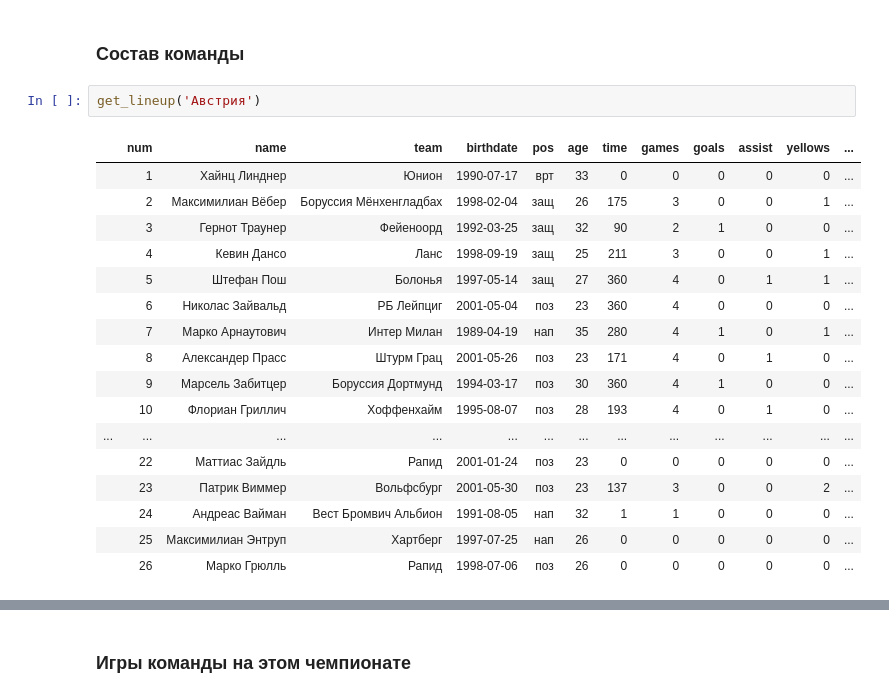
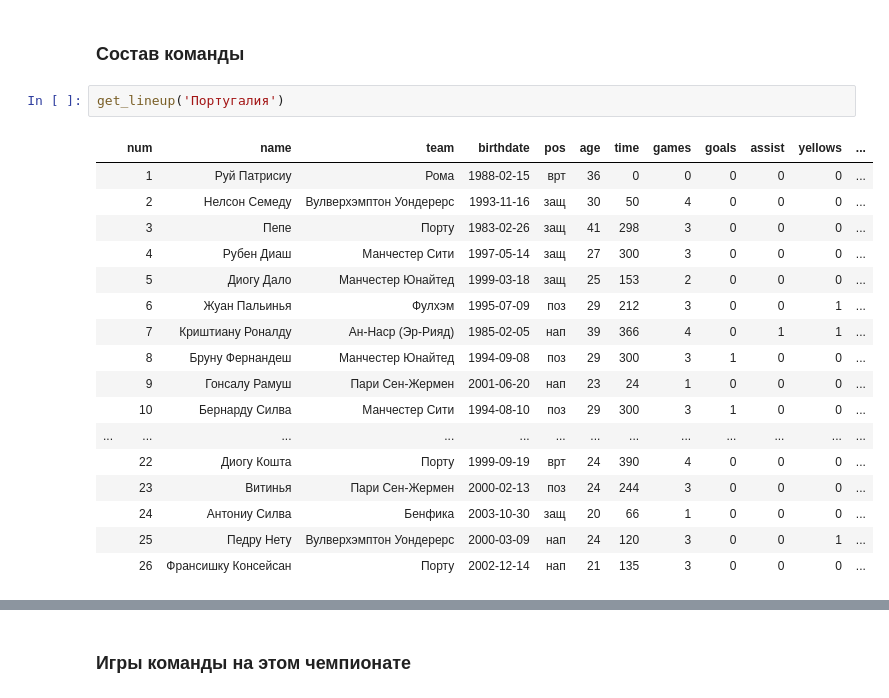
Before and after one commit to elp87/Euro-2024, a Jupyter notebook: euro.ipynb, the cells around one changed output, grey strips where cells are left out. Saved outputs shown, nothing was run; the diff lists cells and outputs as text.

```diff
--- a/euro.ipynb
+++ b/euro.ipynb
@@ -271,23 +271,23 @@ for i in range(6):
 # %% [markdown]
 ### Состав команды
 # %%
-get_lineup('Австрия')
+get_lineup('Португалия')
 # %% [output]
 |  | num | name | team | birthdate | pos | age | time | games | goals | assist | yellows | ... |
-|  | 1 | Хайнц Линднер | Юнион | 1990-07-17 | врт | 33 | 0 | 0 | 0 | 0 | 0 | ... |
-|  | 2 | Максимилиан Вёбер | Боруссия Мёнхенгладбах | 1998-02-04 | защ | 26 | 175 | 3 | 0 | 0 | 1 | ... |
-|  | 3 | Гернот Траунер | Фейеноорд | 1992-03-25 | защ | 32 | 90 | 2 | 1 | 0 | 0 | ... |
-|  | 4 | Кевин Дансо | Ланс | 1998-09-19 | защ | 25 | 211 | 3 | 0 | 0 | 1 | ... |
-|  | 5 | Штефан Пош | Болонья | 1997-05-14 | защ | 27 | 360 | 4 | 0 | 1 | 1 | ... |
-|  | 6 | Николас Зайвальд | РБ Лейпциг | 2001-05-04 | поз | 23 | 360 | 4 | 0 | 0 | 0 | ... |
-|  | 7 | Марко Арнаутович | Интер Милан | 1989-04-19 | нап | 35 | 280 | 4 | 1 | 0 | 1 | ... |
-|  | 8 | Александер Прасс | Штурм Грац | 2001-05-26 | поз | 23 | 171 | 4 | 0 | 1 | 0 | ... |
-|  | 9 | Марсель Забитцер | Боруссия Дортмунд | 1994-03-17 | поз | 30 | 360 | 4 | 1 | 0 | 0 | ... |
-|  | 10 | Флориан Гриллич | Хоффенхайм | 1995-08-07 | поз | 28 | 193 | 4 | 0 | 1 | 0 | ... |
+|  | 1 | Руй Патрисиу | Рома | 1988-02-15 | врт | 36 | 0 | 0 | 0 | 0 | 0 | ... |
+|  | 2 | Нелсон Семеду | Вулверхэмптон Уондерерс | 1993-11-16 | защ | 30 | 50 | 4 | 0 | 0 | 0 | ... |
+|  | 3 | Пепе | Порту | 1983-02-26 | защ | 41 | 298 | 3 | 0 | 0 | 0 | ... |
+|  | 4 | Рубен Диаш | Манчестер Сити | 1997-05-14 | защ | 27 | 300 | 3 | 0 | 0 | 0 | ... |
+|  | 5 | Диогу Дало | Манчестер Юнайтед | 1999-03-18 | защ | 25 | 153 | 2 | 0 | 0 | 0 | ... |
+|  | 6 | Жуан Пальинья | Фулхэм | 1995-07-09 | поз | 29 | 212 | 3 | 0 | 0 | 1 | ... |
+|  | 7 | Криштиану Роналду | Ан-Наср (Эр-Рияд) | 1985-02-05 | нап | 39 | 366 | 4 | 0 | 1 | 1 | ... |
+|  | 8 | Бруну Фернандеш | Манчестер Юнайтед | 1994-09-08 | поз | 29 | 300 | 3 | 1 | 0 | 0 | ... |
+|  | 9 | Гонсалу Рамуш | Пари Сен-Жермен | 2001-06-20 | нап | 23 | 24 | 1 | 0 | 0 | 0 | ... |
+|  | 10 | Бернарду Силва | Манчестер Сити | 1994-08-10 | поз | 29 | 300 | 3 | 1 | 0 | 0 | ... |
 | ... | ... | ... | ... | ... | ... | ... | ... | ... | ... | ... | ... | ... |
-|  | 22 | Маттиас Зайдль | Рапид | 2001-01-24 | поз | 23 | 0 | 0 | 0 | 0 | 0 | ... |
-|  | 23 | Патрик Виммер | Вольфсбург | 2001-05-30 | поз | 23 | 137 | 3 | 0 | 0 | 2 | ... |
-|  | 24 | Андреас Вайман | Вест Бромвич Альбион | 1991-08-05 | нап | 32 | 1 | 1 | 0 | 0 | 0 | ... |
-|  | 25 | Максимилиан Энтруп | Хартберг | 1997-07-25 | нап | 26 | 0 | 0 | 0 | 0 | 0 | ... |
-|  | 26 | Марко Грюлль | Рапид | 1998-07-06 | поз | 26 | 0 | 0 | 0 | 0 | 0 | ... |
+|  | 22 | Диогу Кошта | Порту | 1999-09-19 | врт | 24 | 390 | 4 | 0 | 0 | 0 | ... |
+|  | 23 | Витинья | Пари Сен-Жермен | 2000-02-13 | поз | 24 | 244 | 3 | 0 | 0 | 0 | ... |
+|  | 24 | Антониу Силва | Бенфика | 2003-10-30 | защ | 20 | 66 | 1 | 0 | 0 | 0 | ... |
+|  | 25 | Педру Нету | Вулверхэмптон Уондерерс | 2000-03-09 | нап | 24 | 120 | 3 | 0 | 0 | 1 | ... |
+|  | 26 | Франсишку Консейсан | Порту | 2002-12-14 | нап | 21 | 135 | 3 | 0 | 0 | 0 | ... |
 # %%
```
Also changed, not shown: parts of 8 cells of this notebook, 3 other files.
